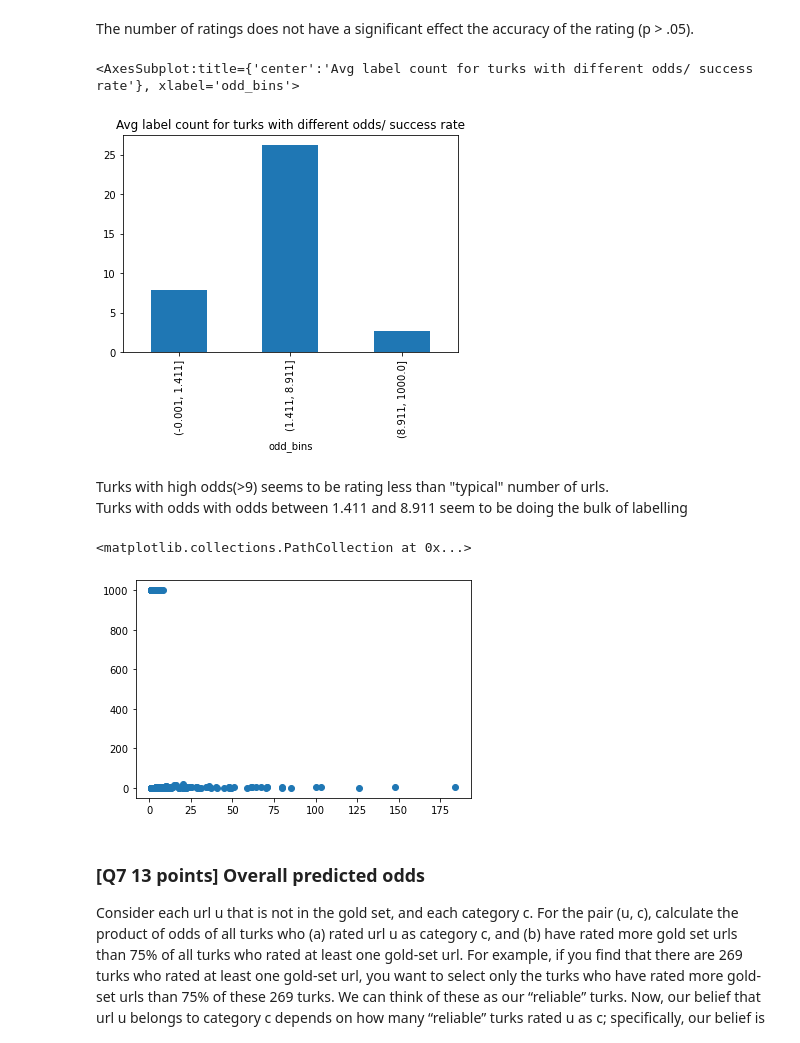
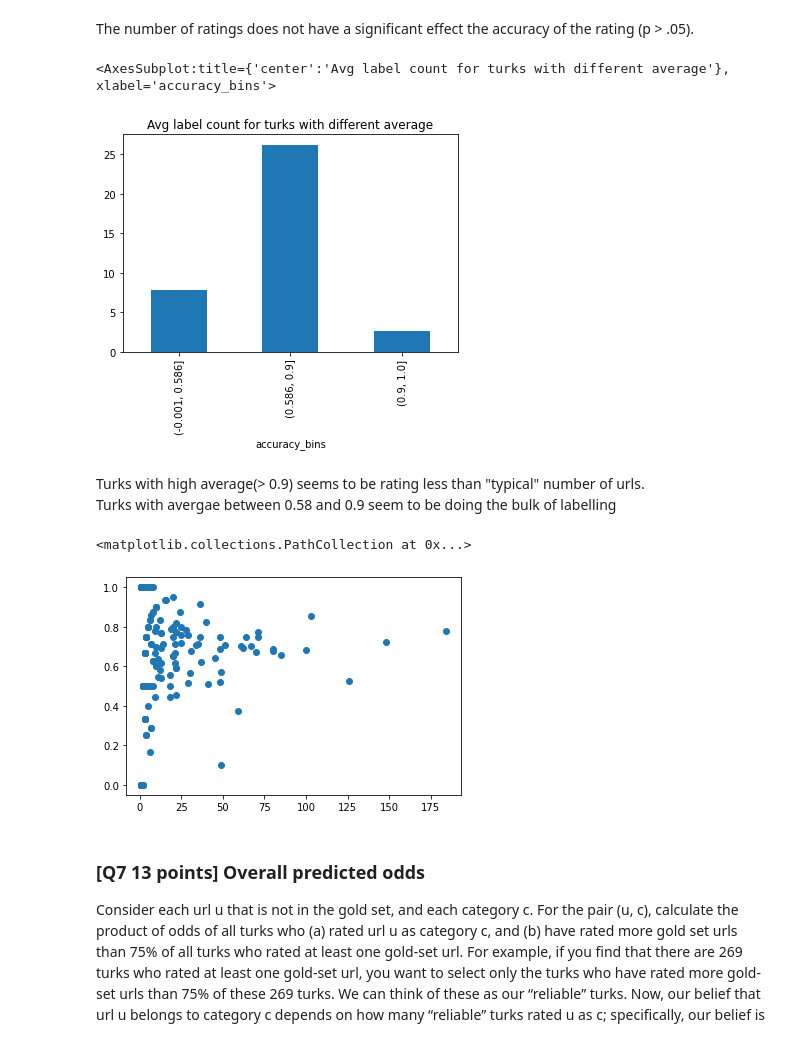
Before and after one commit to RahulSingla5209/pandas_regression, a Jupyter notebook: HW3 Shepherd.ipynb, the cells around one changed output. Saved outputs shown, nothing was run; the diff lists cells and outputs as text; code cells hidden in the pictures.

```diff
--- a/HW3 Shepherd.ipynb
+++ b/HW3 Shepherd.ipynb
@@ -110,24 +110,24 @@ Notes:
 The number of ratings does not have a significant effect the accuracy of the rating (p > .05).
 # %%
 # showing through qcut
-rater_goodness['odd_bins'] = pd.qcut(rater_goodness['odds'], q = 3)
+rater_goodness['accuracy_bins'] = pd.qcut(rater_goodness['mean'], q = 3)
 
-rater_goodness.groupby('odd_bins')['count'].\
+rater_goodness.groupby('accuracy_bins')['count'].\
                                         mean().\
                                         plot(kind = 'bar',
-                                            title = "Avg label count for turks with different odds/ success rate")
+                                            title = "Avg label count for turks with different average")
 # %% [output]
-<AxesSubplot:title={'center':'Avg label count for turks with different odds/ success rate'}, xlabel='odd_bins'>
+<AxesSubplot:title={'center':'Avg label count for turks with different average'}, xlabel='accuracy_bins'>
-[figure, old version]
+[figure, new version]
 # %% [markdown]
-Turks with high odds(>9) seems to be rating less than "typical" number of urls.
-<br>Turks with odds with odds between 1.411 and 8.911 seem to be doing the bulk of labelling
+Turks with high average(> 0.9) seems to be rating less than "typical" number of urls.
+<br>Turks with avergae between 0.58 and 0.9 seem to be doing the bulk of labelling
 # %%
 # shown through plots
-plt.scatter(rater_goodness['count'], rater_goodness['odds'])
+plt.scatter(rater_goodness['count'], rater_goodness['mean'])
 # %% [output]
 <matplotlib.collections.PathCollection at 0x...>
-[figure, old version]
+[figure, new version]
 # %% [markdown]
 ### [Q7 13 points] Overall predicted odds
 Consider each url u that is not in the gold set, and each category c. For the pair (u, c), calculate the product of odds of all turks who (a) rated url u as category c, and (b) have rated more gold set urls than 75% of all turks who rated at least one gold-set url.
```
Also changed, not shown: parts of 2 cells of this notebook.
